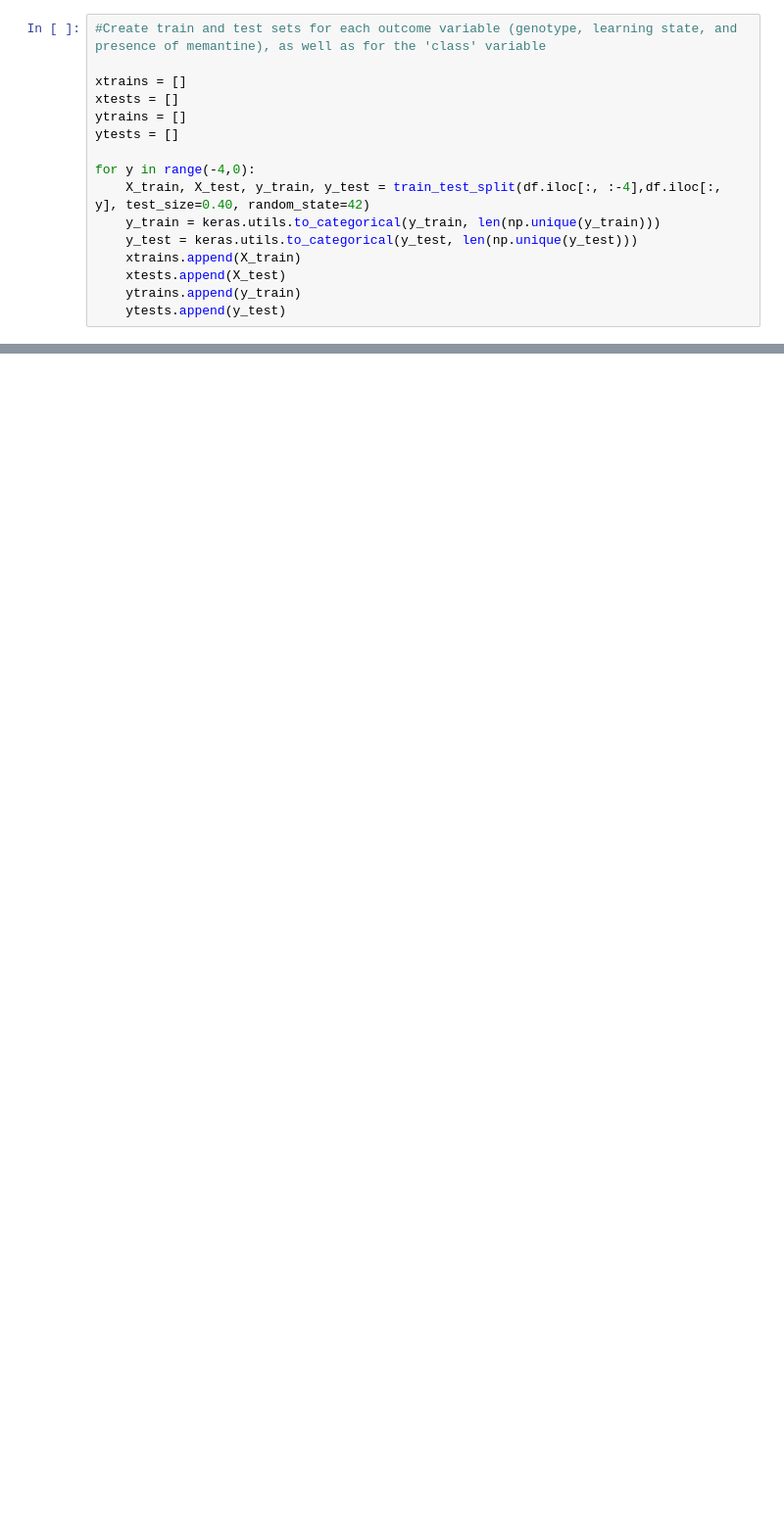
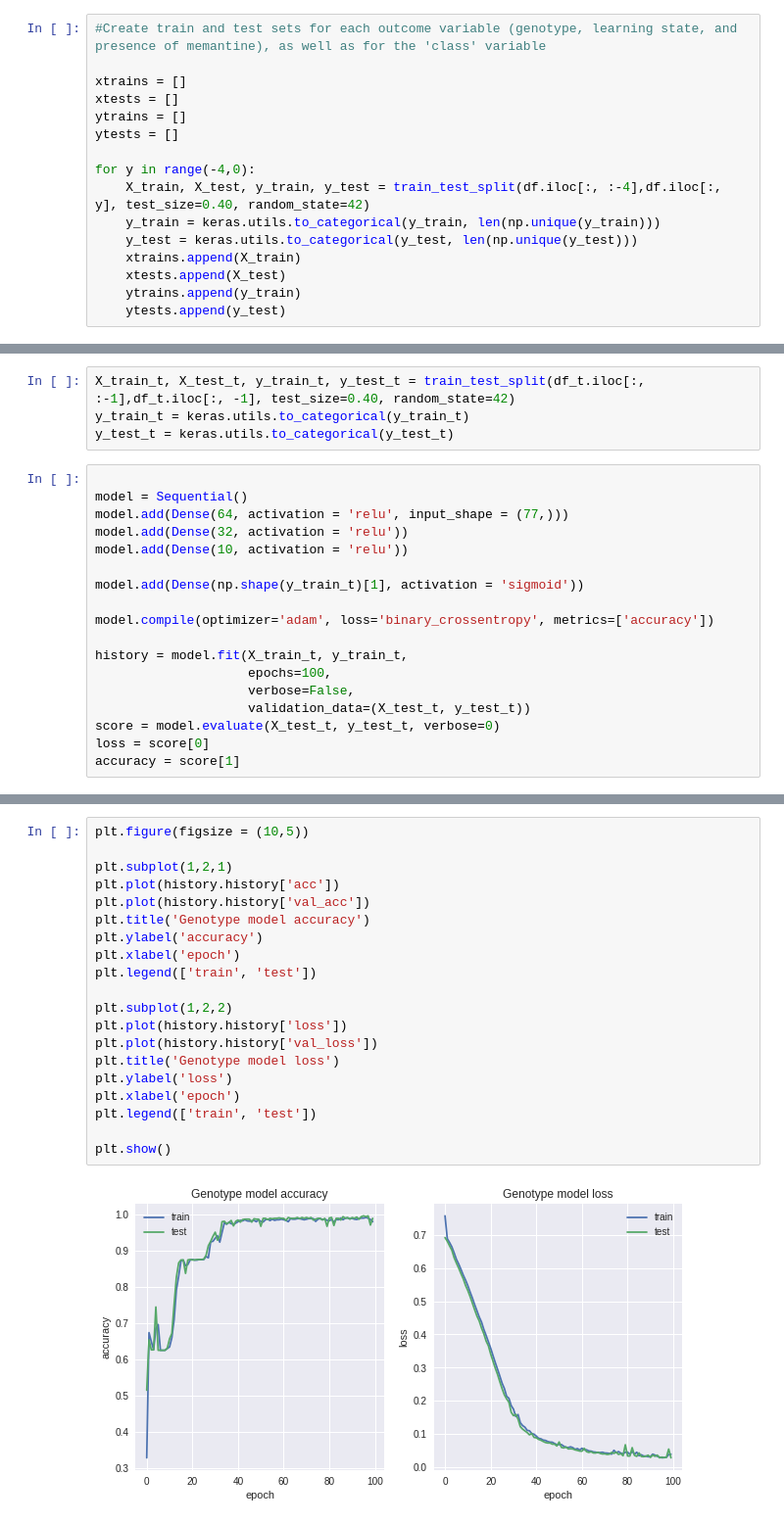
Before and after one commit to kbpotts1/Trisomy_NeuralNetwork, a Jupyter notebook: K_Potts_Thinkful_Final_Capstone_Project_v2.ipynb, the cells around one changed output, grey strips where cells are left out. Shown: that part at 98% size. Drawn from its saved outputs; the diff is of its cells as text; blank space fills up the shorter version.

```diff
--- a/K_Potts_Thinkful_Final_Capstone_Project_v2.ipynb
+++ b/K_Potts_Thinkful_Final_Capstone_Project_v2.ipynb
@@ -242,0 +353,22 @@ plt.show()
+# %%
+X_train_t, X_test_t, y_train_t, y_test_t = train_test_split(df_t.iloc[:, :-1],df_t.iloc[:, -1], test_size=0.40, random_state=42)
+y_train_t = keras.utils.to_categorical(y_train_t)
+y_test_t = keras.utils.to_categorical(y_test_t)
+# %%
+
+model = Sequential()
+model.add(Dense(64, activation = 'relu', input_shape = (77,)))
+model.add(Dense(32, activation = 'relu'))
+model.add(Dense(10, activation = 'relu'))
+
+model.add(Dense(np.shape(y_train_t)[1], activation = 'sigmoid'))
+
+model.compile(optimizer='adam', loss='binary_crossentropy', metrics=['accuracy'])
+
+history = model.fit(X_train_t, y_train_t,
+                    epochs=100,
+                    verbose=False,
+                    validation_data=(X_test_t, y_test_t))
+score = model.evaluate(X_test_t, y_test_t, verbose=0)
+loss = score[0]
+accuracy = score[1]
@@ -242,0 +381,22 @@ plt.show()
+# %%
+plt.figure(figsize = (10,5))
+
+plt.subplot(1,2,1)
+plt.plot(history.history['acc'])
+plt.plot(history.history['val_acc'])
+plt.title('Genotype model accuracy')
+plt.ylabel('accuracy')
+plt.xlabel('epoch')
+plt.legend(['train', 'test'])
+
+plt.subplot(1,2,2)
+plt.plot(history.history['loss'])
+plt.plot(history.history['val_loss'])
+plt.title('Genotype model loss')
+plt.ylabel('loss')
+plt.xlabel('epoch')
+plt.legend(['train', 'test'])
+
+plt.show()
+# %% [output]
+[figure, added]
```
Also changed, not shown: parts of 42 cells of this notebook.
